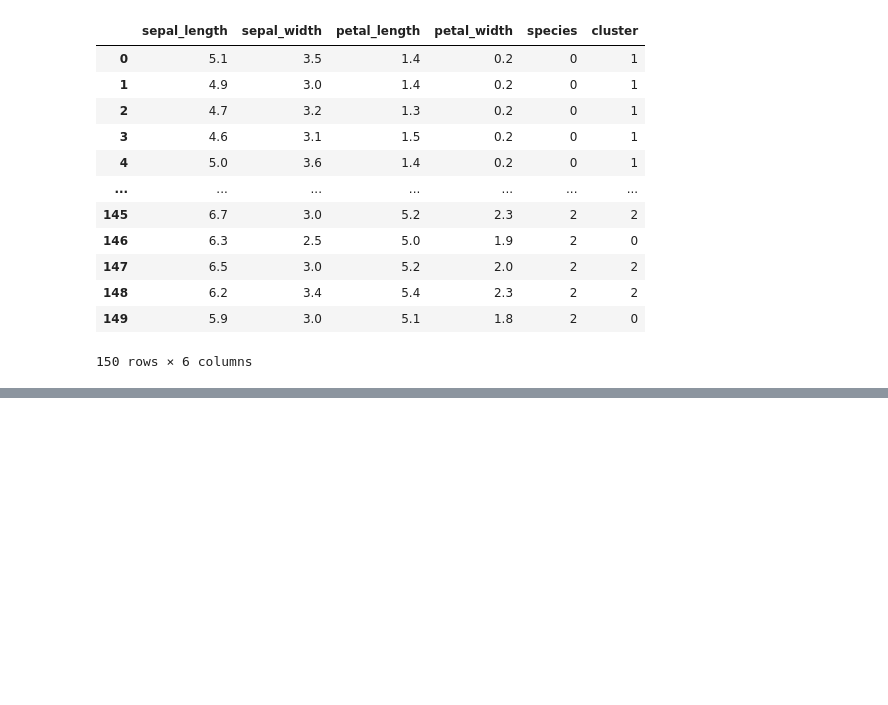
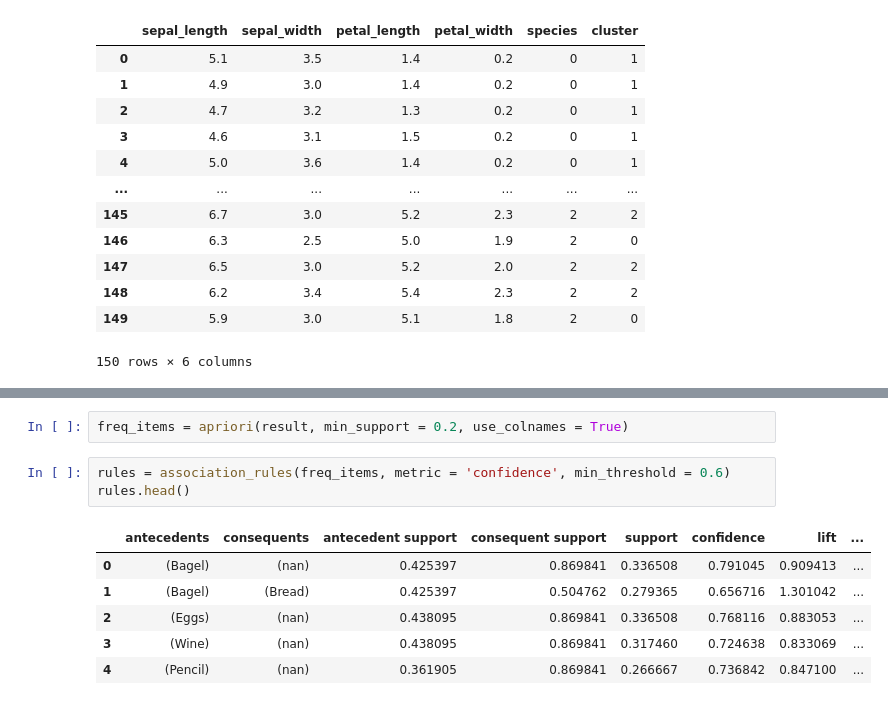
Before and after one commit to CQ-01/Edu, a Jupyter notebook: AI/Data Analysis/빅데이터 분석기사/II_데이터분석.ipynb, the cells around one changed output, grey strips where cells are left out. Saved outputs shown, nothing was run; the diff lists cells and outputs as text; blank space fills up the shorter version.

```diff
--- a/AI/Data Analysis/빅데이터 분석기사/II_데이터분석.ipynb
+++ b/AI/Data Analysis/빅데이터 분석기사/II_데이터분석.ipynb
@@ -1438,0 +1539,12 @@ for k in scope:
+# %%
+freq_items = apriori(result, min_support = 0.2, use_colnames = True)
+# %%
+rules = association_rules(freq_items, metric = 'confidence', min_threshold = 0.6)
+rules.head()
+# %% [output]
+|  | antecedents | consequents | antecedent support | consequent support | support | confidence | lift | ... |
+| 0 | (Bagel) | (nan) | 0.425397 | 0.869841 | 0.336508 | 0.791045 | 0.909413 | ... |
+| 1 | (Bagel) | (Bread) | 0.425397 | 0.504762 | 0.279365 | 0.656716 | 1.301042 | ... |
+| 2 | (Eggs) | (nan) | 0.438095 | 0.869841 | 0.336508 | 0.768116 | 0.883053 | ... |
+| 3 | (Wine) | (nan) | 0.438095 | 0.869841 | 0.317460 | 0.724638 | 0.833069 | ... |
+| 4 | (Pencil) | (nan) | 0.361905 | 0.869841 | 0.266667 | 0.736842 | 0.847100 | ... |
```
Also changed, not shown: parts of 9 cells of this notebook.
